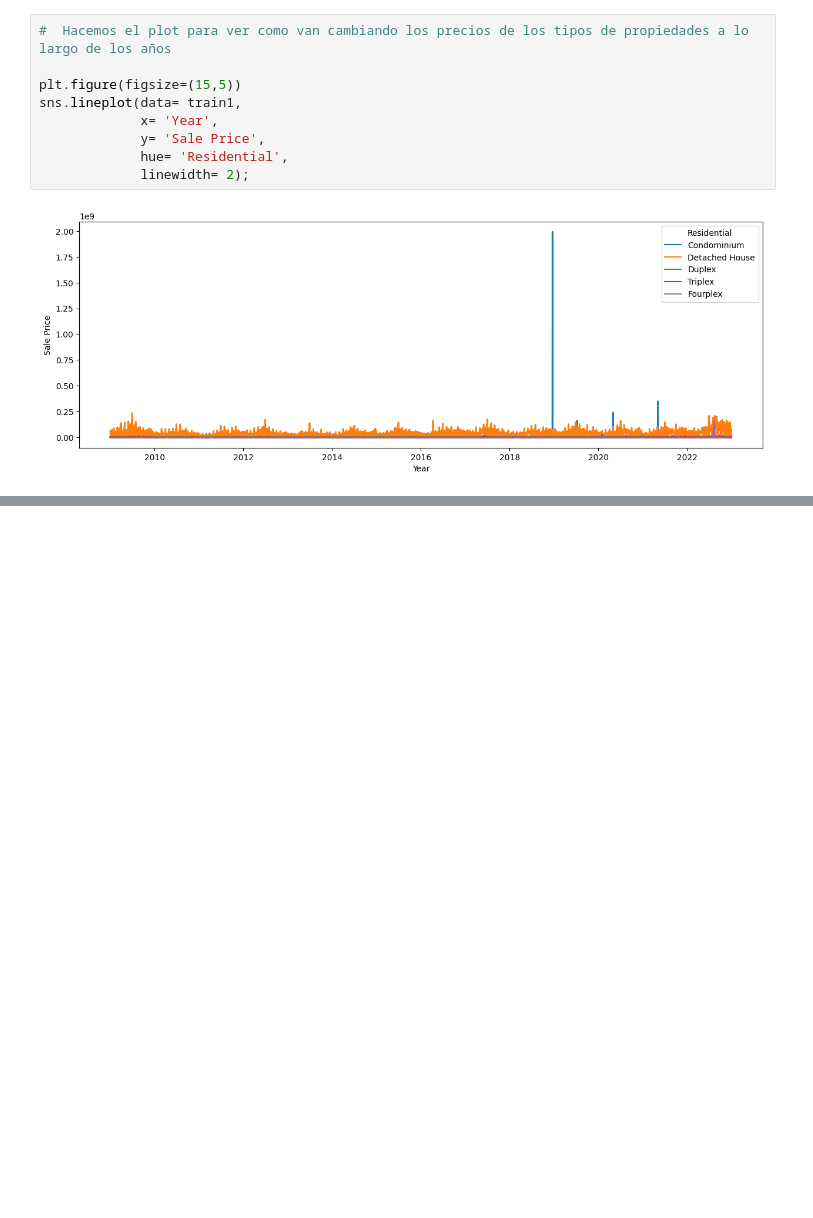
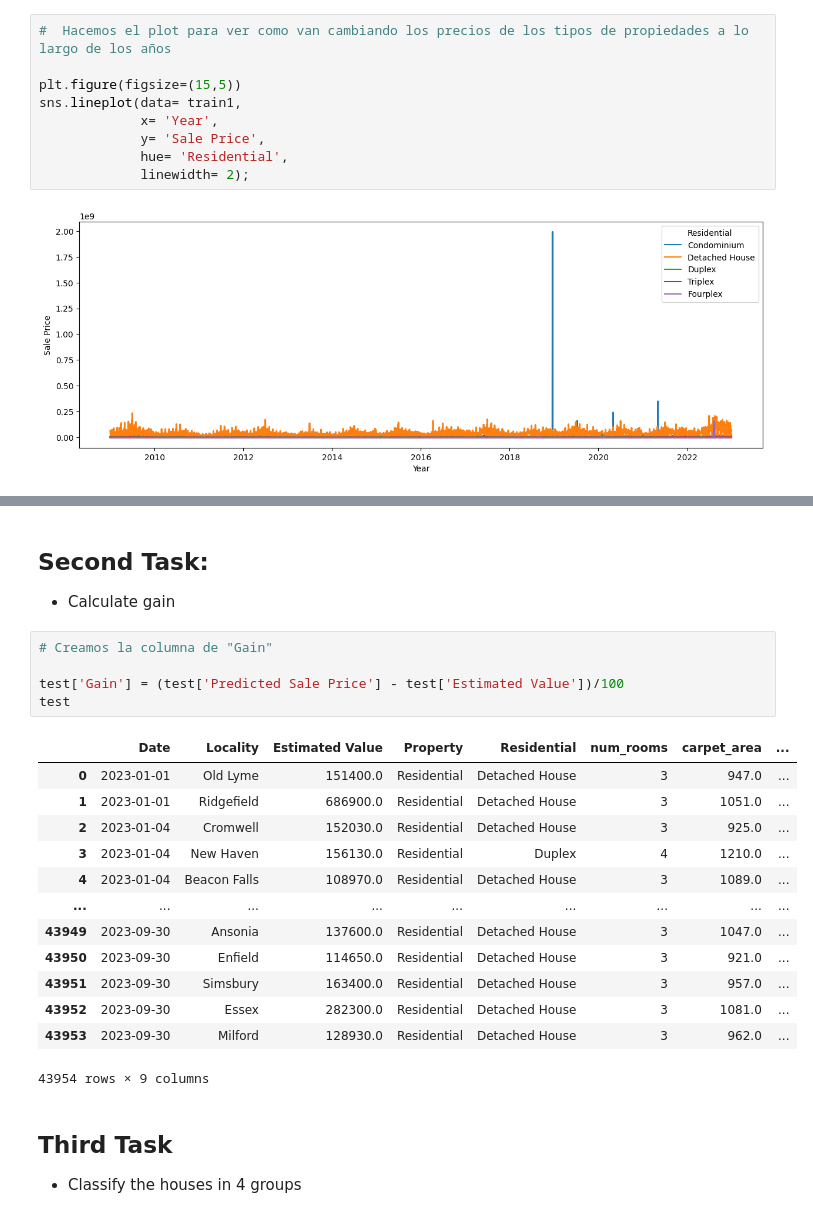
Before and after one commit to legabrielo/ClasificacionCasas, a Jupyter notebook: Casas.ipynb, the cells around one changed output, grey strips where cells are left out. Drawn from its saved outputs; the diff is of its cells as text; blank space fills up the shorter version.

```diff
--- a/Casas.ipynb
+++ b/Casas.ipynb
@@ -295,0 +384,25 @@ knn = KNeighborsClassifier(n_neighbors=4)
+# %% [markdown]
+## Second Task:
+- Calculate gain
+# %%
+# Creamos la columna de "Gain"
+
+test['Gain'] = (test['Predicted Sale Price'] - test['Estimated Value'])/100
+test
+# %% [output]
+|  | Date | Locality | Estimated Value | Property | Residential | num_rooms | carpet_area | ... |
+| 0 | 2023-01-01 | Old Lyme | 151400.0 | Residential | Detached House | 3 | 947.0 | ... |
+| 1 | 2023-01-01 | Ridgefield | 686900.0 | Residential | Detached House | 3 | 1051.0 | ... |
+| 2 | 2023-01-04 | Cromwell | 152030.0 | Residential | Detached House | 3 | 925.0 | ... |
+| 3 | 2023-01-04 | New Haven | 156130.0 | Residential | Duplex | 4 | 1210.0 | ... |
+| 4 | 2023-01-04 | Beacon Falls | 108970.0 | Residential | Detached House | 3 | 1089.0 | ... |
+| ... | ... | ... | ... | ... | ... | ... | ... | ... |
+| 43949 | 2023-09-30 | Ansonia | 137600.0 | Residential | Detached House | 3 | 1047.0 | ... |
+| 43950 | 2023-09-30 | Enfield | 114650.0 | Residential | Detached House | 3 | 921.0 | ... |
+| 43951 | 2023-09-30 | Simsbury | 163400.0 | Residential | Detached House | 3 | 957.0 | ... |
+| 43952 | 2023-09-30 | Essex | 282300.0 | Residential | Detached House | 3 | 1081.0 | ... |
+| 43953 | 2023-09-30 | Milford | 128930.0 | Residential | Detached House | 3 | 962.0 | ... |
+43954 rows × 9 columns
+# %% [markdown]
+## Third Task
+- Classify the houses in 4 groups
```
Also changed, not shown: parts of 21 cells of this notebook.
